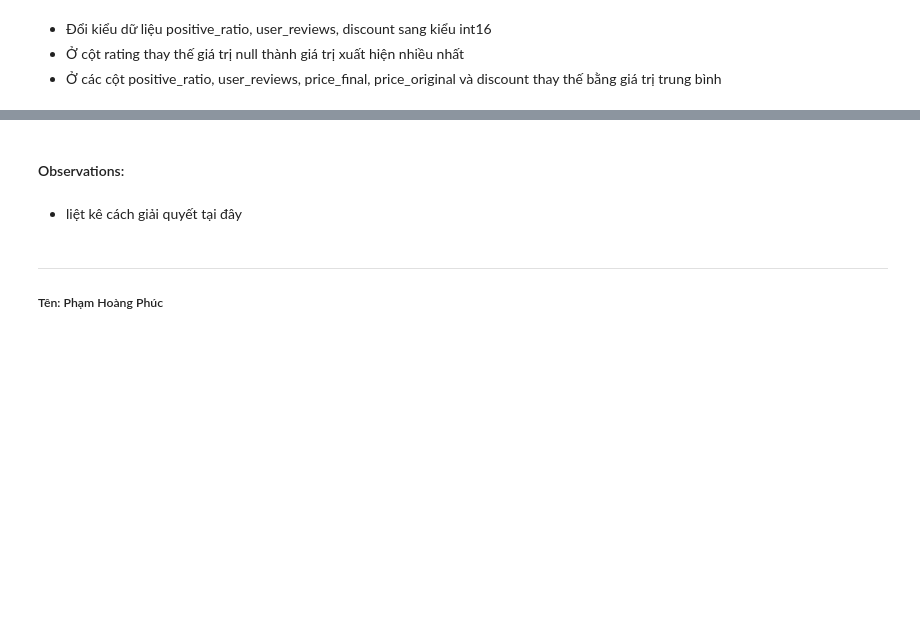
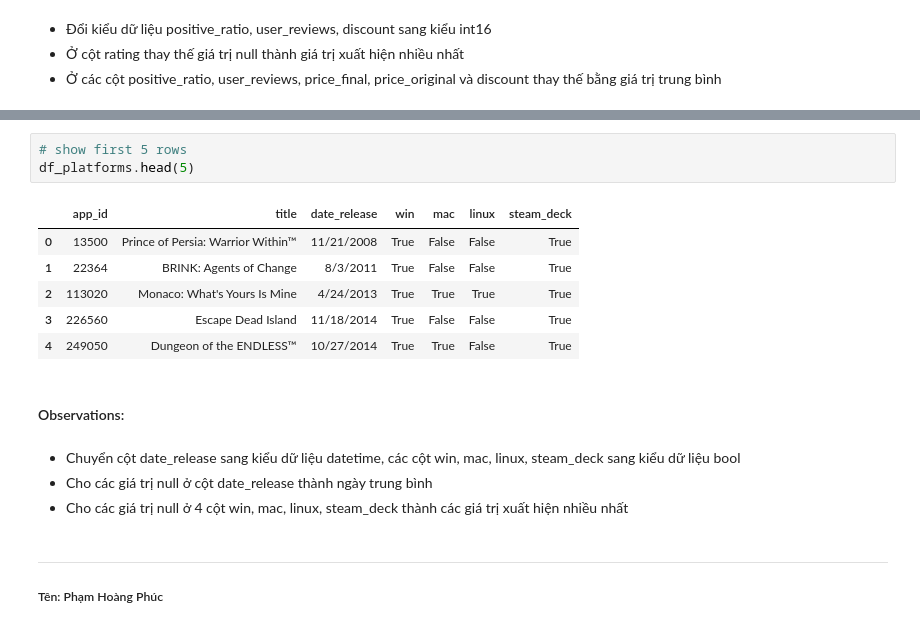
Before and after one commit to ThxgHntr/steam-games-data-analysis, a Jupyter notebook: final_project.ipynb, the cells around one changed output, grey strips where cells are left out. Drawn from its saved outputs; the diff is of its cells as text; blank space fills up the shorter version.

```diff
--- a/final_project.ipynb
+++ b/final_project.ipynb
@@ -180,7 +205,19 @@ dtype: int64
+# %%
+# show first 5 rows
+df_platforms.head(5)
+# %% [output]
+|  | app_id | title | date_release | win | mac | linux | steam_deck |
+| 0 | 13500 | Prince of Persia: Warrior Within™ | 11/21/2008 | True | False | False | True |
+| 1 | 22364 | BRINK: Agents of Change | 8/3/2011 | True | False | False | True |
+| 2 | 113020 | Monaco: What's Yours Is Mine | 4/24/2013 | True | True | True | True |
+| 3 | 226560 | Escape Dead Island | 11/18/2014 | True | False | False | True |
+| 4 | 249050 | Dungeon of the ENDLESS™ | 10/27/2014 | True | True | False | True |
 # %% [markdown]
 #### Observations:
-# %% [markdown]
-- liệt kê cách giải quyết tại đây
+# %% [markdown]
+- Chuyển cột date_release sang kiểu dữ liệu datetime, các cột win, mac, linux, steam_deck sang kiểu dữ liệu bool
+- Cho các giá trị null ở cột date_release thành ngày trung bình
+- Cho các giá trị null ở 4 cột win, mac, linux, steam_deck thành các giá trị xuất hiện nhiều nhất
 # %% [markdown]
 ---
 ##### Tên: Phạm Hoàng Phúc
```
Also changed, not shown: parts of 23 cells of this notebook, 1 other file.
